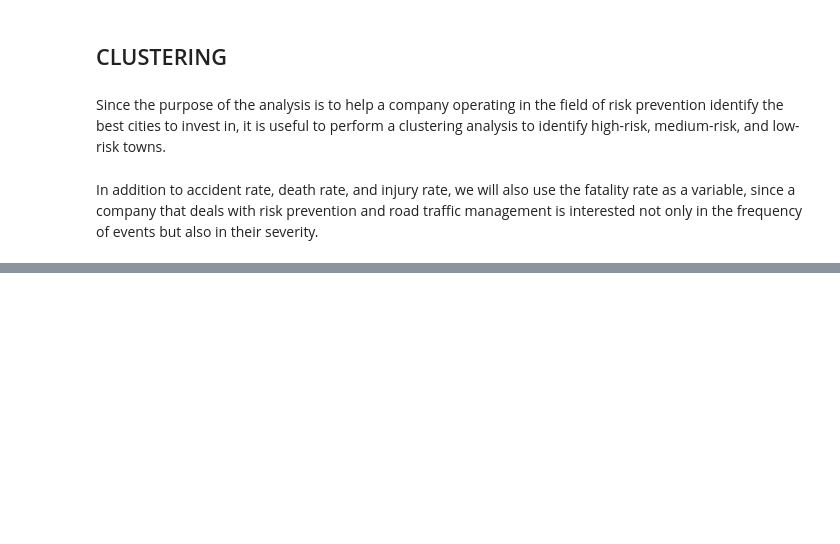
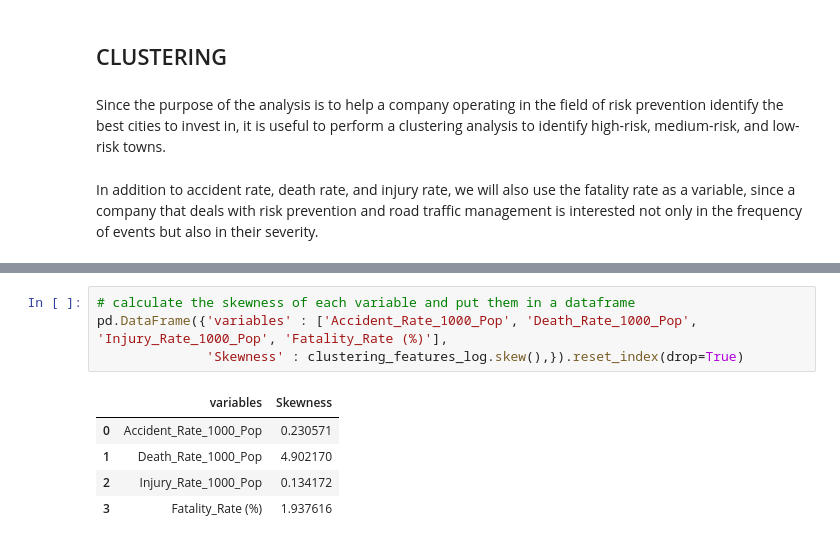
Before and after one commit to Aaronstriker/Final-Project-master-boolean-Data-Analytics, a Jupyter notebook: main_notebook.ipynb, the cells around one changed output, grey strips where cells are left out. Cells and saved outputs as stored; diff of their text form; blank space fills up the shorter version.

```diff
--- a/main_notebook.ipynb
+++ b/main_notebook.ipynb
@@ -907,0 +924,10 @@ clustering_features['Fatality_Rate (%)'] = clustering_features['Fatality_Rate (%
+# %%
+# calculate the skewness of each variable and put them in a dataframe
+pd.DataFrame({'variables' : ['Accident_Rate_1000_Pop', 'Death_Rate_1000_Pop', 'Injury_Rate_1000_Pop', 'Fatality_Rate (%)'],
+              'Skewness' : clustering_features_log.skew(),}).reset_index(drop=True)
+# %% [output]
+|  | variables | Skewness |
+| 0 | Accident_Rate_1000_Pop | 0.230571 |
+| 1 | Death_Rate_1000_Pop | 4.902170 |
+| 2 | Injury_Rate_1000_Pop | 0.134172 |
+| 3 | Fatality_Rate (%) | 1.937616 |
```
Also changed, not shown: parts of 26 cells of this notebook, 1 other file.
